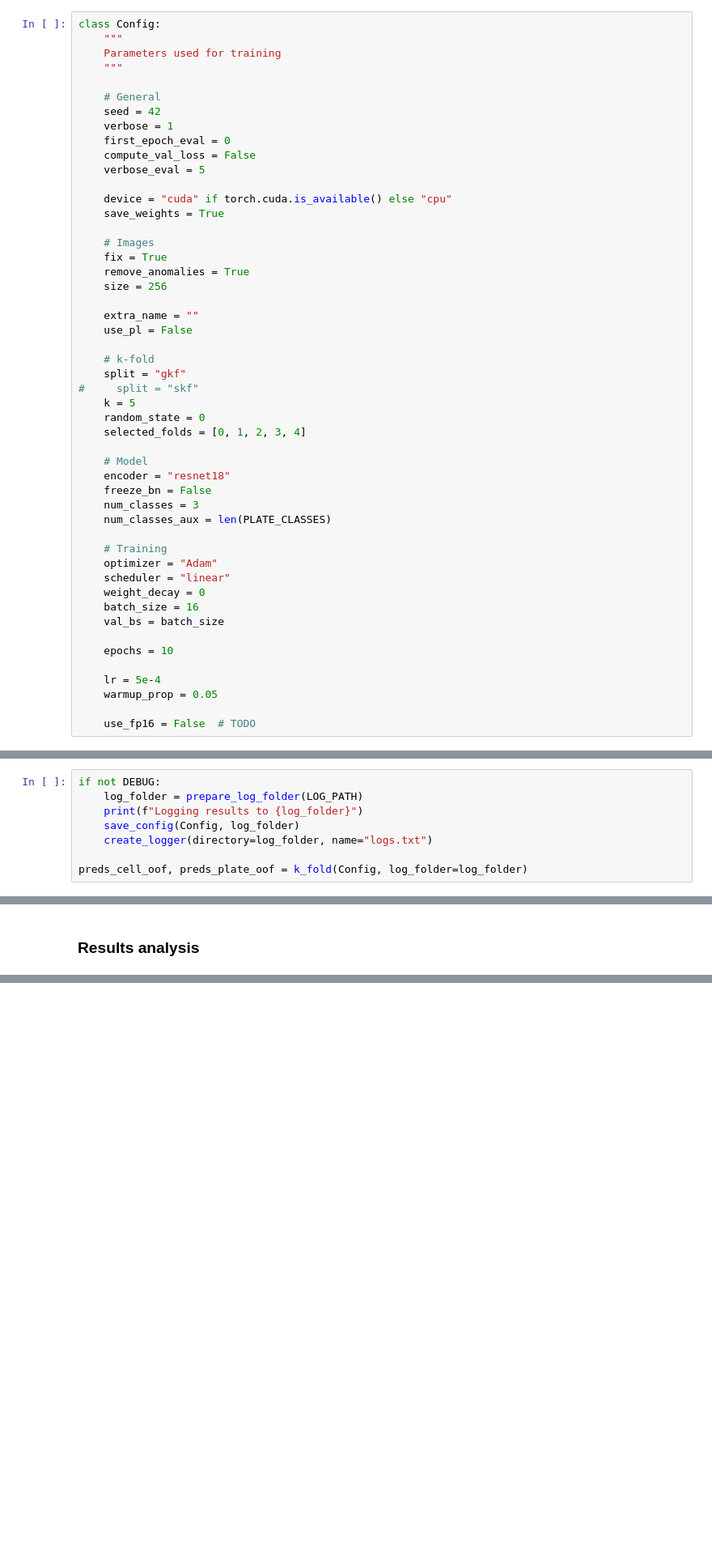
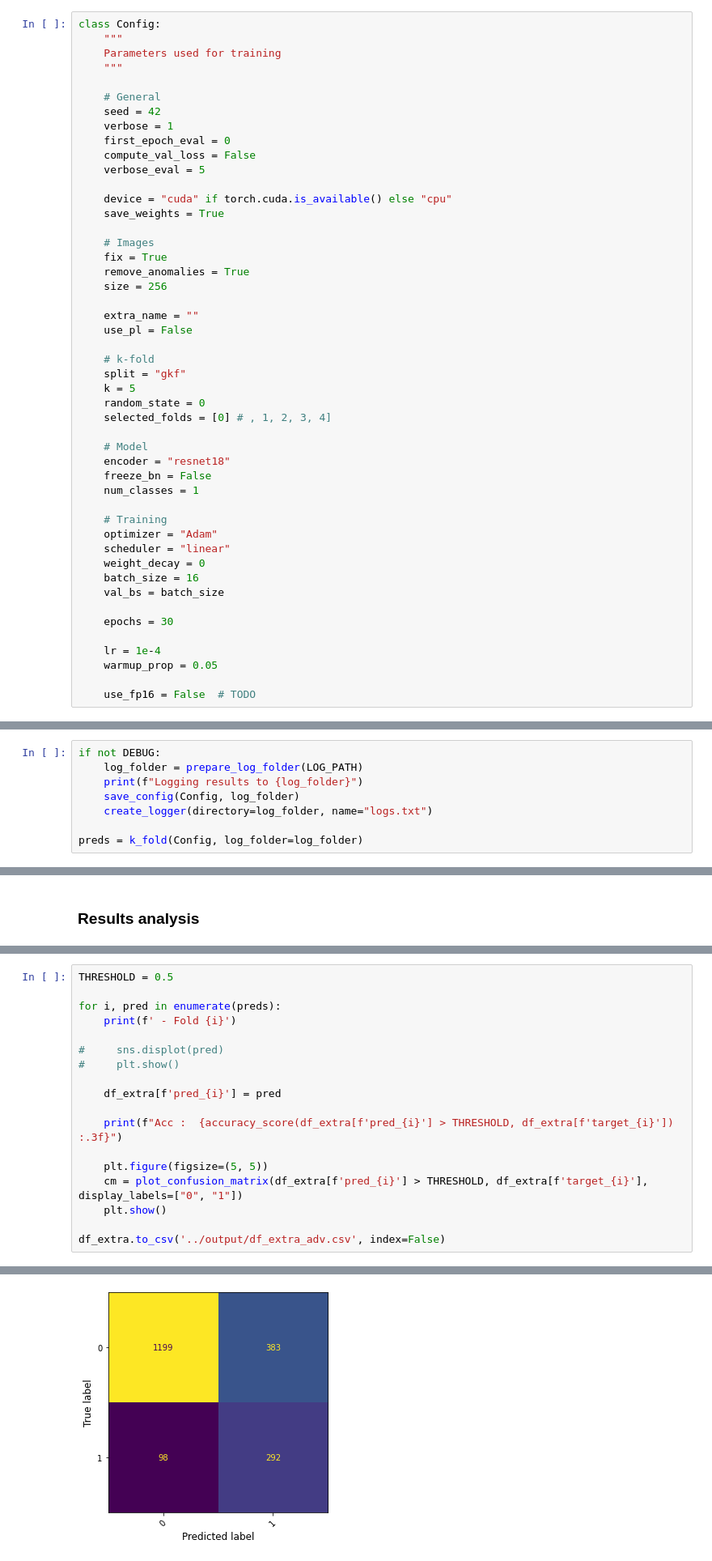
Before and after one commit to TheoViel/kaggle_sartorius, a Jupyter notebook: notebooks/Cls.ipynb, the cells around one changed output, grey strips where cells are left out. Shown at 81% size. Saved outputs shown, nothing was run; the diff lists cells and outputs as text; blank space fills up the shorter version.

```diff
--- a/notebooks/Cls.ipynb
+++ b/notebooks/Cls.ipynb
@@ -135,16 +144,14 @@ class Config:
 
     # k-fold
     split = "gkf"
-#     split = "skf"
     k = 5
     random_state = 0
-    selected_folds = [0, 1, 2, 3, 4]
+    selected_folds = [0] # , 1, 2, 3, 4]
 
     # Model
     encoder = "resnet18"
     freeze_bn = False
-    num_classes = 3
-    num_classes_aux = len(PLATE_CLASSES)
+    num_classes = 1
 
     # Training
     optimizer = "Adam"
@@ -153,9 +160,9 @@ class Config:
     batch_size = 16
     val_bs = batch_size
 
-    epochs = 10
+    epochs = 30
 
-    lr = 5e-4
+    lr = 1e-4
     warmup_prop = 0.05
 
     use_fp16 = False  # TODO
@@ -169,6 +176,6 @@ if not DEBUG:
     save_config(Config, log_folder)
     create_logger(directory=log_folder, name="logs.txt")
 
-preds_cell_oof, preds_plate_oof = k_fold(Config, log_folder=log_folder)
+preds = k_fold(Config, log_folder=log_folder)
 # %% [output]
 -------------   Fold 1 / 5  -------------
@@ -368,0 +278,19 @@ dfg
+# %%
+THRESHOLD = 0.5
+
+for i, pred in enumerate(preds):
+    print(f' - Fold {i}')
+
+#     sns.displot(pred)
+#     plt.show()
+
+    df_extra[f'pred_{i}'] = pred
+
+    print(f"Acc :  {accuracy_score(df_extra[f'pred_{i}'] > THRESHOLD, df_extra[f'target_{i}']) :.3f}")
+
+    plt.figure(figsize=(5, 5))
+    cm = plot_confusion_matrix(df_extra[f'pred_{i}'] > THRESHOLD, df_extra[f'target_{i}'], display_labels=["0", "1"])
+    plt.show()
+
+df_extra.to_csv('../output/df_extra_adv.csv', index=False)
+# %% [output]
@@ -368,0 +299 @@ dfg
+[figure, added]
```
Also changed, not shown: parts of 19 cells of this notebook, 7 other files.
